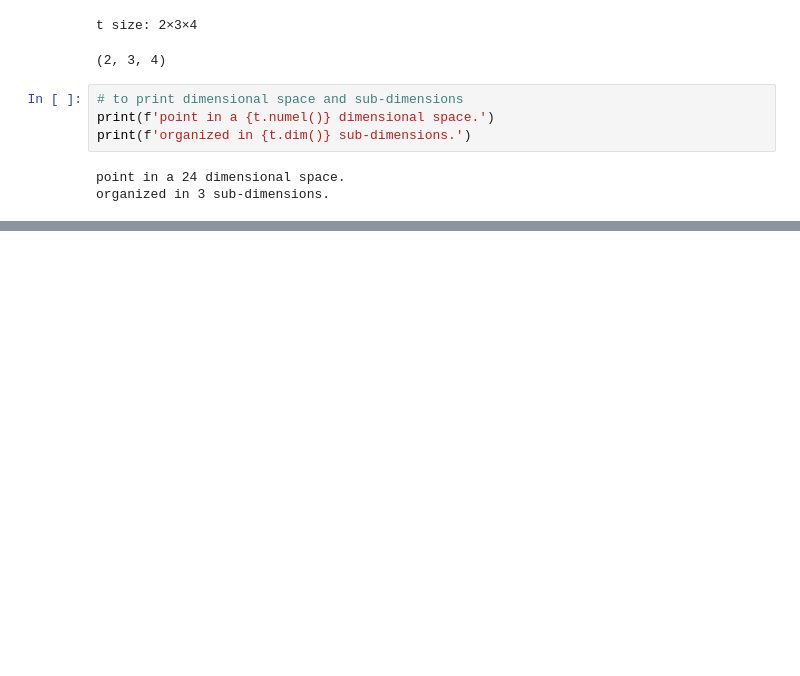
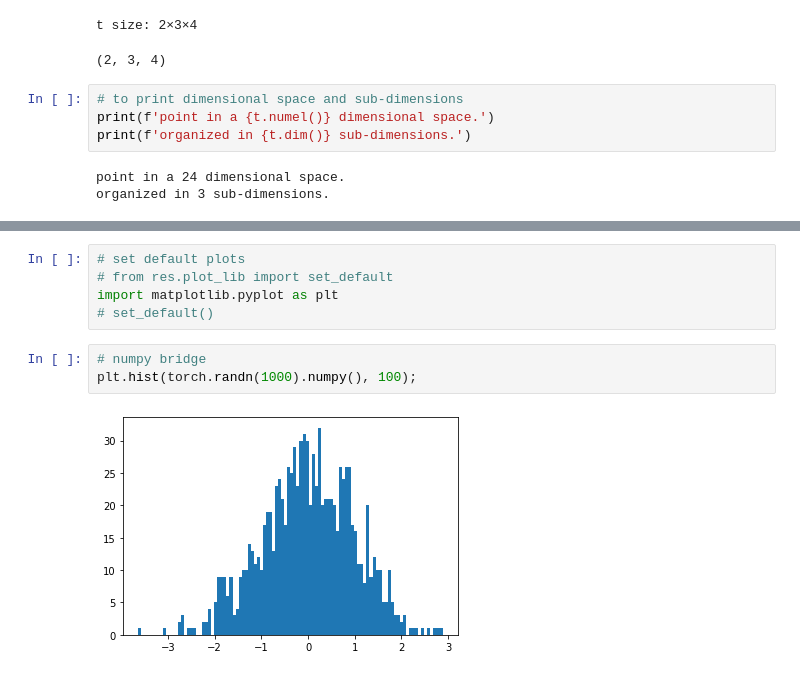
Before and after one commit to hashbanger/PyTorch_for_Deep_Learning, a Jupyter notebook: Torch_Basics/Tensor_Tutorial.ipynb, the cells around one changed output, grey strips where cells are left out. Saved outputs shown, nothing was run; the diff lists cells and outputs as text; blank space fills up the shorter version.

```diff
--- a/Torch_Basics/Tensor_Tutorial.ipynb
+++ b/Torch_Basics/Tensor_Tutorial.ipynb
@@ -39,0 +312,10 @@ organized in 3 sub-dimensions.
+# %%
+# set default plots
+# from res.plot_lib import set_default
+import matplotlib.pyplot as plt
+# set_default()
+# %%
+# numpy bridge
+plt.hist(torch.randn(1000).numpy(), 100);
+# %% [output]
+[figure, added]
```
Also changed, not shown: parts of 64 cells of this notebook.
